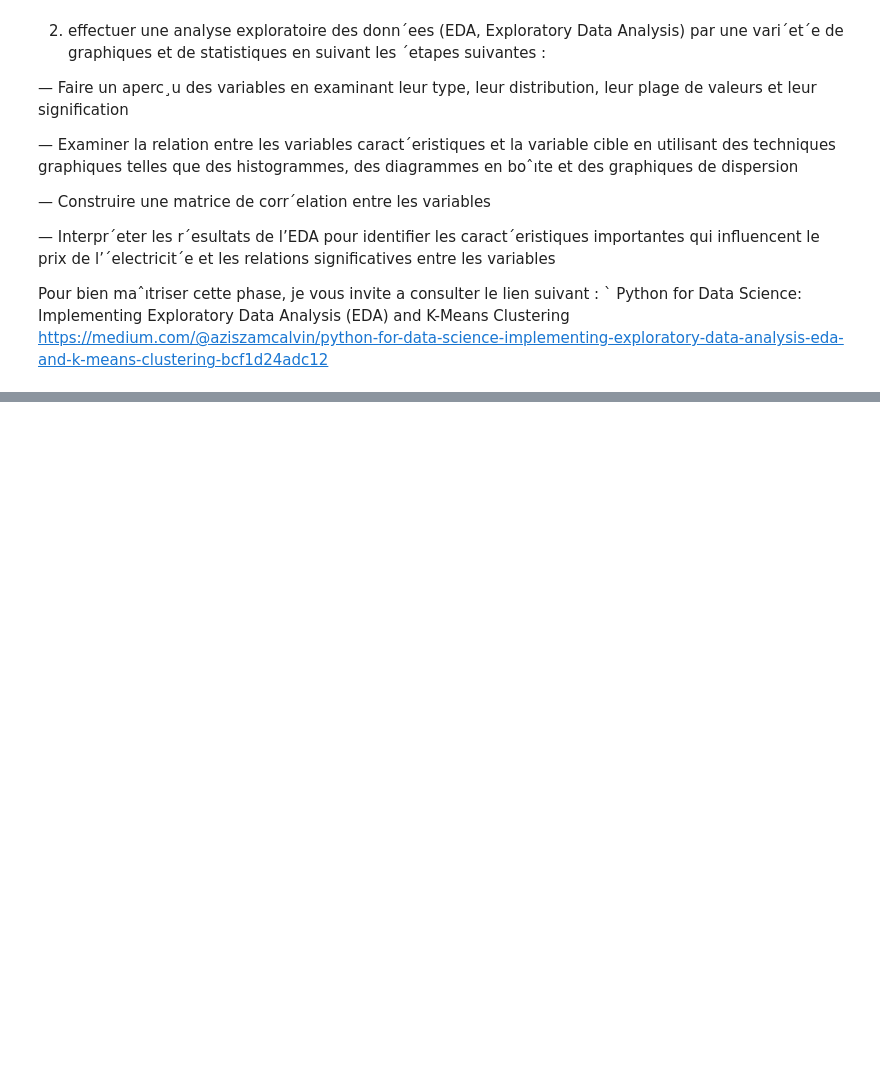
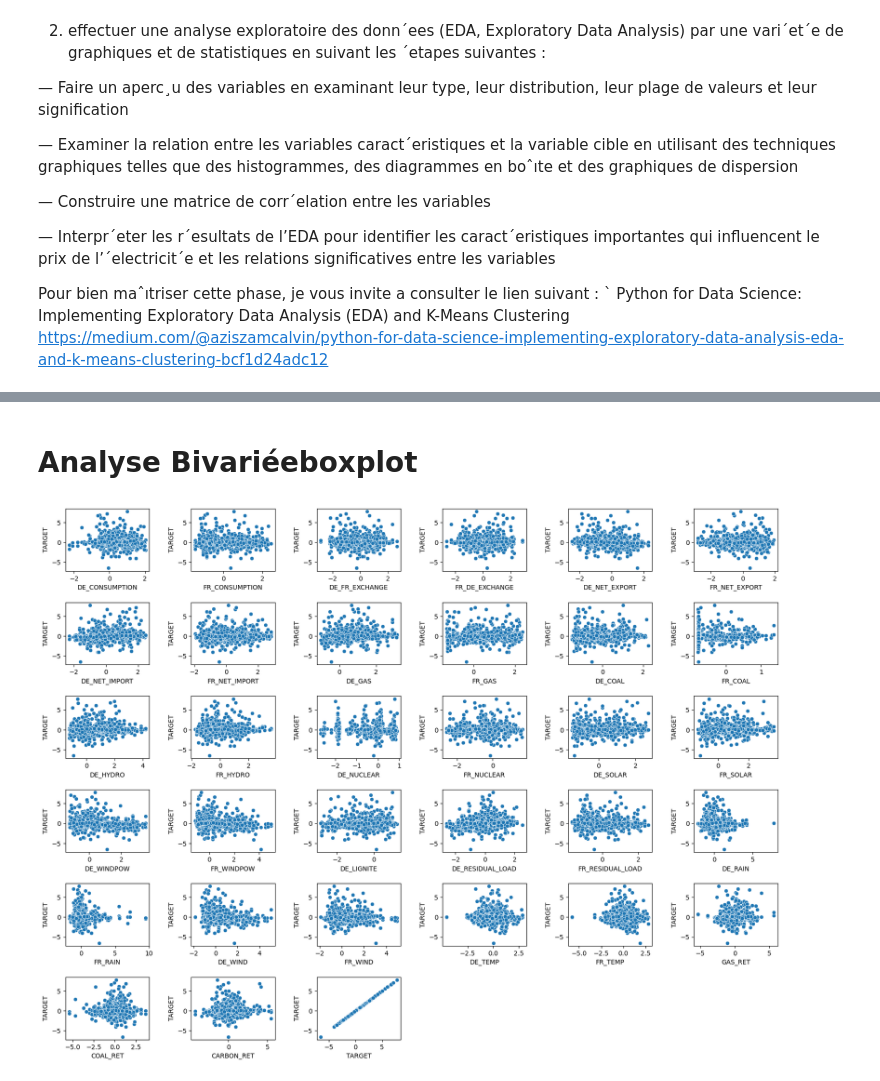
Before and after one commit to CorentinP1234/PROJETML, a Jupyter notebook: 3-Analyse exploratoire des donnees.ipynb, the cells around one changed output, grey strips where cells are left out. Cells and saved outputs as stored; diff of their text form; code cells hidden in the pictures; blank space fills up the shorter version.

```diff
--- a/3-Analyse exploratoire des donnees.ipynb
+++ b/3-Analyse exploratoire des donnees.ipynb
@@ -22,0 +115,17 @@ https://medium.com/@aziszamcalvin/python-for-data-science-implementing-explorato
+# %% [markdown]
+# Analyse Bivariéeboxplot
+# %%
+fig,axes = plt.subplots(6,6, figsize=(20,15))
+
+for i, column in enumerate(numeric_cols):
+    row_idx = i // ncols
+    col_idx = i % ncols
+    ax = axes[row_idx, col_idx]
+    sns.scatterplot(x=data_xy[column], y=data_xy['TARGET'], ax=ax)
+plt.subplots_adjust(hspace=0.5, wspace=0.5)
+
+if len(numeric_cols) < nrows*ncols:
+    for i in range(len(numeric_cols), nrows*ncols):
+        fig.delaxes(axes.flatten()[i])
+# %% [output]
+[figure, added]
```
Also changed, not shown: parts of 15 cells of this notebook, 1 other file.
